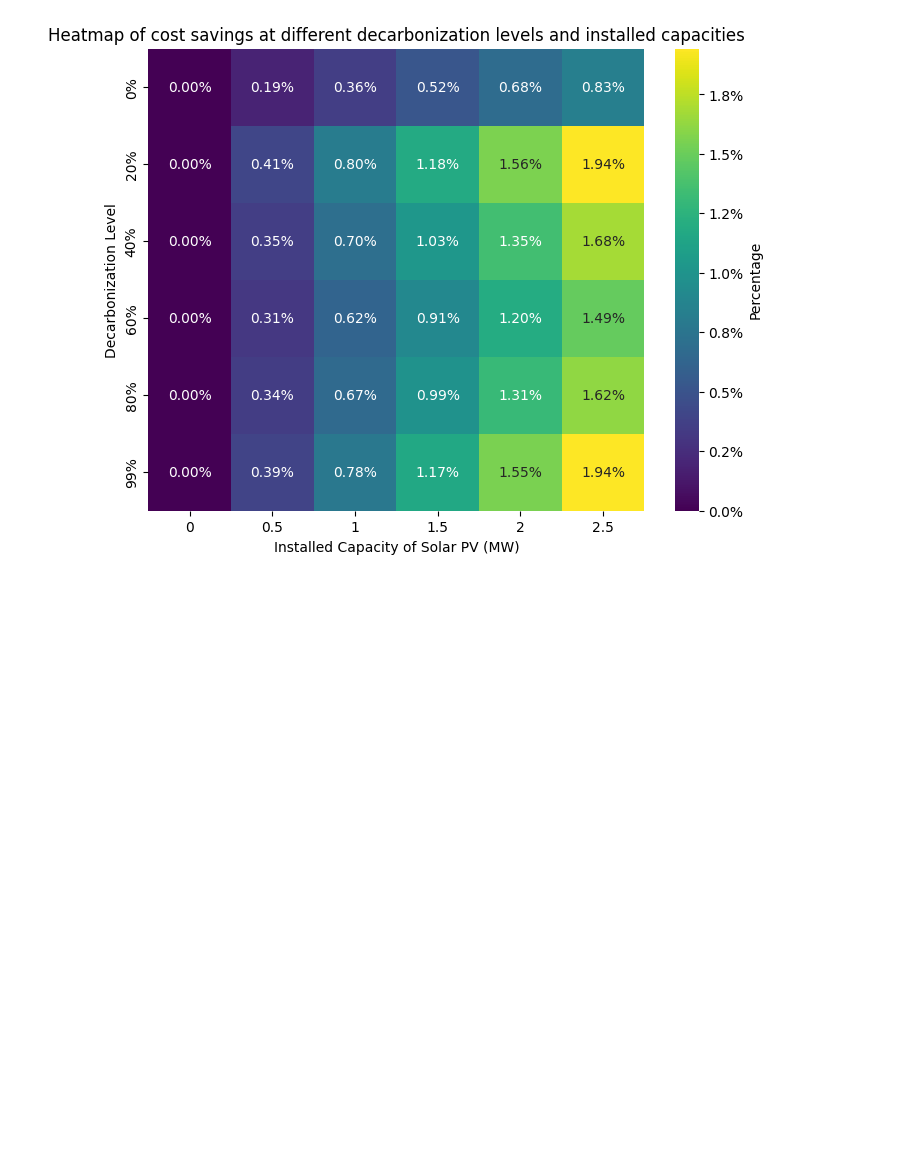
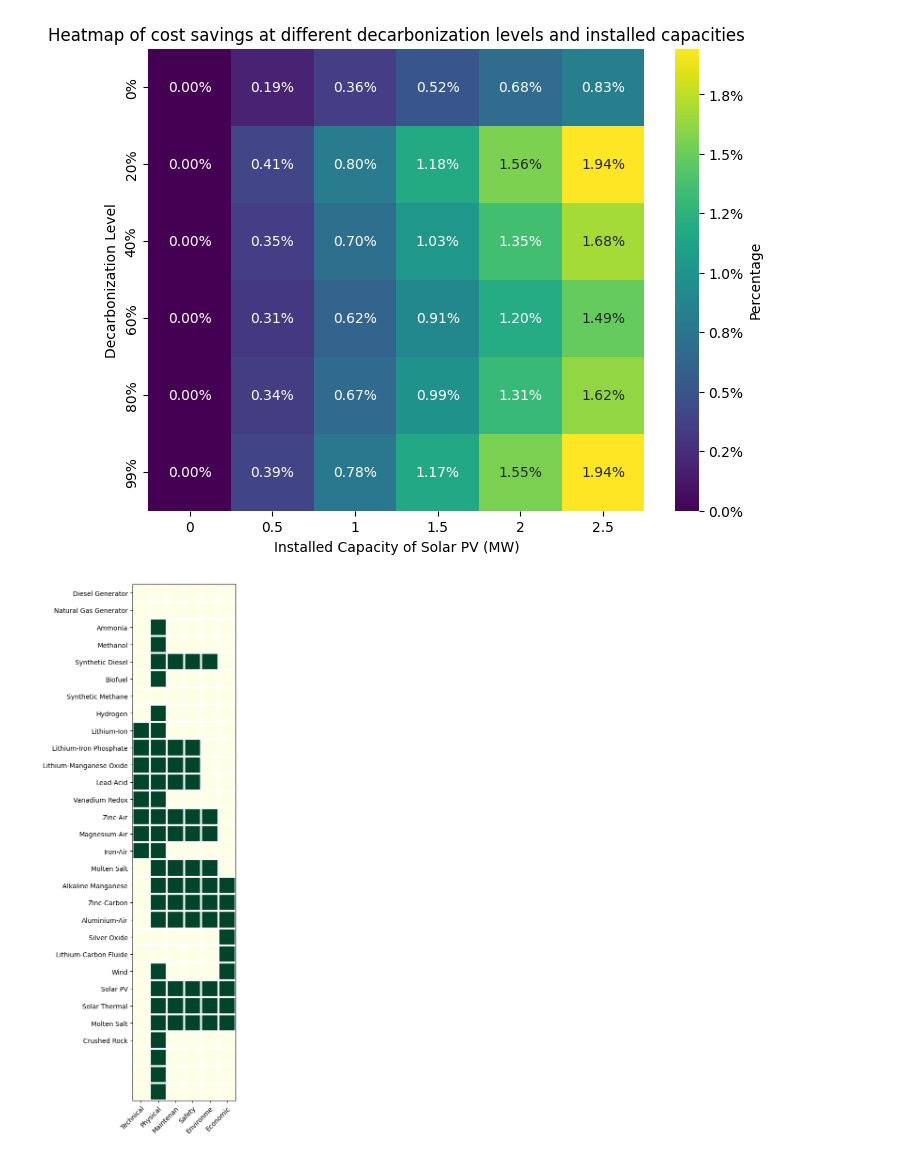
Before and after one commit to JonasSchweiger/Power_Outages_Code, a Jupyter notebook: Other_diagrams.ipynb, the cells around one changed output. Drawn from its saved outputs; the diff is of its cells as text; code cells hidden in the pictures; blank space fills up the shorter version.

Commit message:
energies plot

```diff
--- a/Other_diagrams.ipynb
+++ b/Other_diagrams.ipynb
@@ -258,3 +258,99 @@ cbar.ax.yaxis.set_major_formatter(FuncFormatter(lambda x, pos: f'{x:.1%}'))
 plt.show()
 # %% [output]
 [figure]
+# %%
+import matplotlib.pyplot as plt
+import numpy as np
+
+# Data for the heatmap (replace with your actual data)
+data = np.array([
+    [0, 0, 0, 0, 0, 0],
+    [0, 0, 0, 0, 0, 0],
+    [0, 1, 0, 0, 0, 0],
+    [0, 1, 0, 0, 0, 0],
+    [0, 1, 1, 1, 1, 0],
+    [0, 1, 0, 0, 0, 0],
+    [0, 0, 0, 0, 0, 0],
+    [0, 1, 0, 0, 0, 0],
+    [1, 1, 0, 0, 0, 0],
+    [1, 1, 1, 1, 0, 0],
+    [1, 1, 1, 1, 0, 0],
+    [1, 1, 1, 1, 0, 0],
+    [1, 1, 0, 0, 0, 0],
+    [1, 1, 1, 1, 1, 0],
+    [1, 1, 1, 1, 1, 0],
+    [1, 1, 0, 0, 0, 0],
+    [0, 1, 1, 1, 1, 0],
+    [0, 1, 1, 1, 1, 1],
+    [0, 1, 1, 1, 1, 1],
+    [0, 1, 1, 1, 1, 1],
+    [0, 0, 0, 0, 0, 1],
+    [0, 0, 0, 0, 0, 1],
+    [0, 1, 0, 0, 0, 1],
+    [0, 1, 1, 1, 1, 1],
+    [0, 1, 1, 1, 1, 1],
+    [0, 1, 1, 1, 1, 1],
+    [0, 1, 0, 0, 0, 0],
+    [0, 1, 0, 0, 0, 0],
+    [0, 1, 0, 0, 0, 0],
+    [0, 1, 0, 0, 0, 0],
+])
+
+# Labels for the x and y axes
+x_labels = ["Technical", "Physical", "Maintenan", "Safety", "Environme", "Economic"]
+y_labels = [
+    "Diesel Generator",
+    "Natural Gas Generator",
+    "Ammonia",
+    "Methanol",
+    "Synthetic Diesel",
+    "Biofuel",
+    "Synthetic Methane",
+    "Hydrogen",
+    "Lithium-Ion",
+    "Lithium-Iron Phosphate",
+    "Lithium-Manganese Oxide",
+    "Lead-Acid",
+    "Vanadium Redox",
+    "Zinc-Air",
+    "Magnesium-Air",
+    "Iron-Air",
+    "Molten Salt",
+    "Alkaline Manganese",
+    "Zinc-Carbon",
+    "Aluminium-Air",
+    "Silver Oxide",
+    "Lithium-Carbon Fluide",
+    "Wind",
+    "Solar PV",
+    "Solar Thermal",
+    "Molten Salt",
+    "Crushed Rock",
+]
+
+# Create the heatmap
+fig, ax = plt.subplots(figsize=(8, 12))  # Adjust figsize as needed
+im = ax.imshow(data, cmap="YlGn")
+
+# Set axis labels
+ax.set_xticks(np.arange(len(x_labels)))
+ax.set_yticks(np.arange(len(y_labels)))
+ax.set_xticklabels(x_labels)
+ax.set_yticklabels(y_labels)
+
+
+# Rotate x-axis labels if needed
+plt.setp(ax.get_xticklabels(), rotation=45, ha="right", rotation_mode="anchor")
+
+# Add grid lines
+ax.set_xticks(np.arange(data.shape[1] + 1) - .5, minor=True)
+ax.set_yticks(np.arange(data.shape[0] + 1) - .5, minor=True)
+ax.grid(which="minor", color="w", linestyle='-', linewidth=3)
+ax.tick_params(which="minor", bottom=False, left=False)
+
+
+# Show the plot
+plt.tight_layout()
+plt.show()
+# %% [output]
+[figure, added]
```
Also changed, not shown: parts of 1 cell of this notebook.
